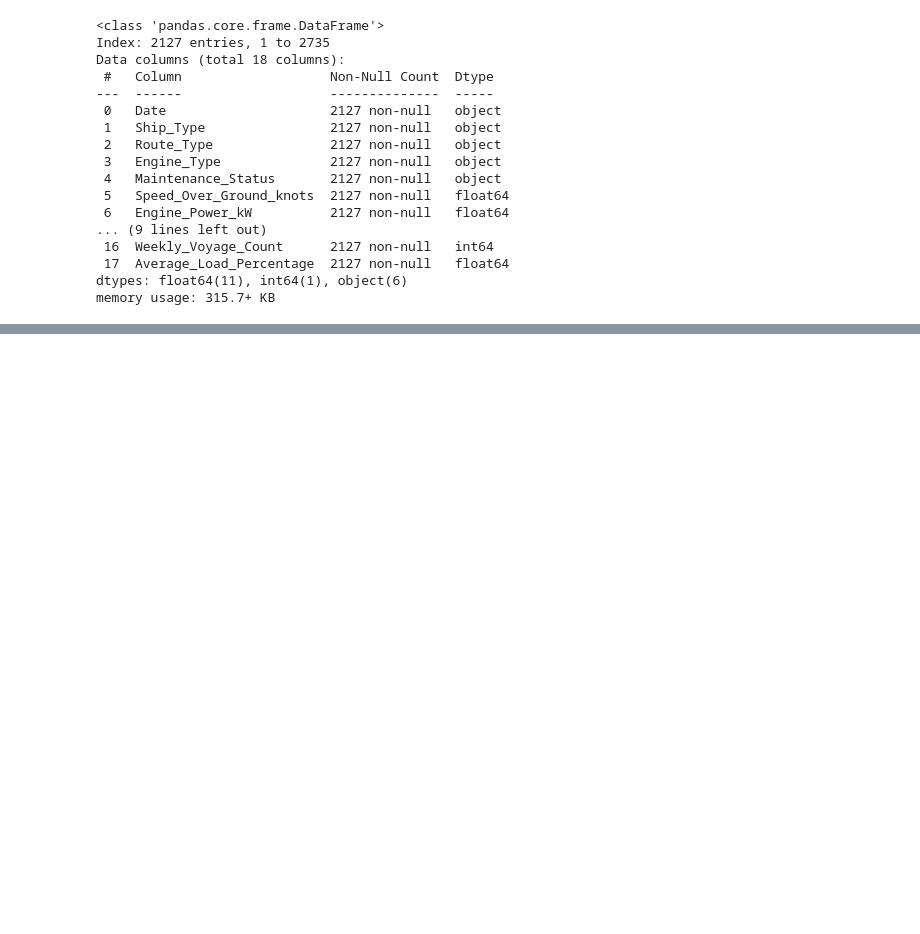
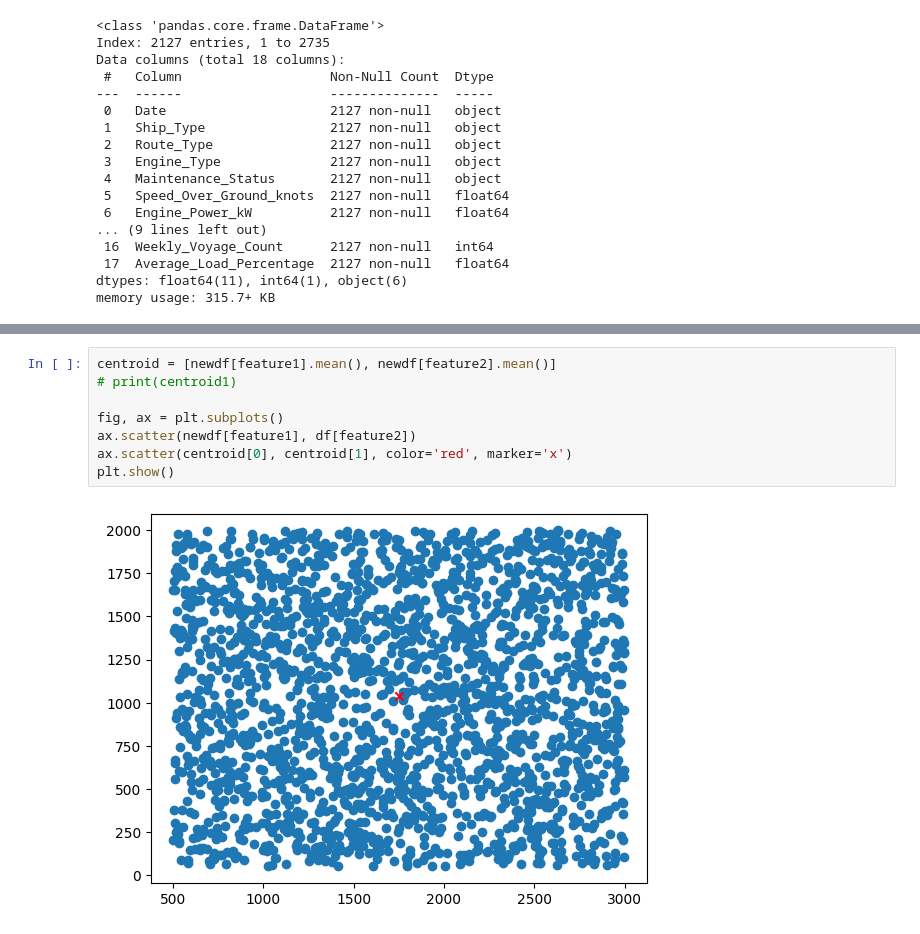
Before and after one commit to Jenloke/ML-K-Means-Clustering, a Jupyter notebook: main.ipynb, the cells around one changed output, grey strips where cells are left out. Saved outputs shown, nothing was run; the diff lists cells and outputs as text; blank space fills up the shorter version.

```diff
--- a/main.ipynb
+++ b/main.ipynb
@@ -61,0 +120,10 @@ memory usage: 315.7+ KB
+# %%
+centroid = [newdf[feature1].mean(), newdf[feature2].mean()]
+# print(centroid1)
+
+fig, ax = plt.subplots()
+ax.scatter(newdf[feature1], df[feature2])
+ax.scatter(centroid[0], centroid[1], color='red', marker='x')
+plt.show()
+# %% [output]
+[figure, added]
```
Also changed, not shown: parts of 9 cells of this notebook.
